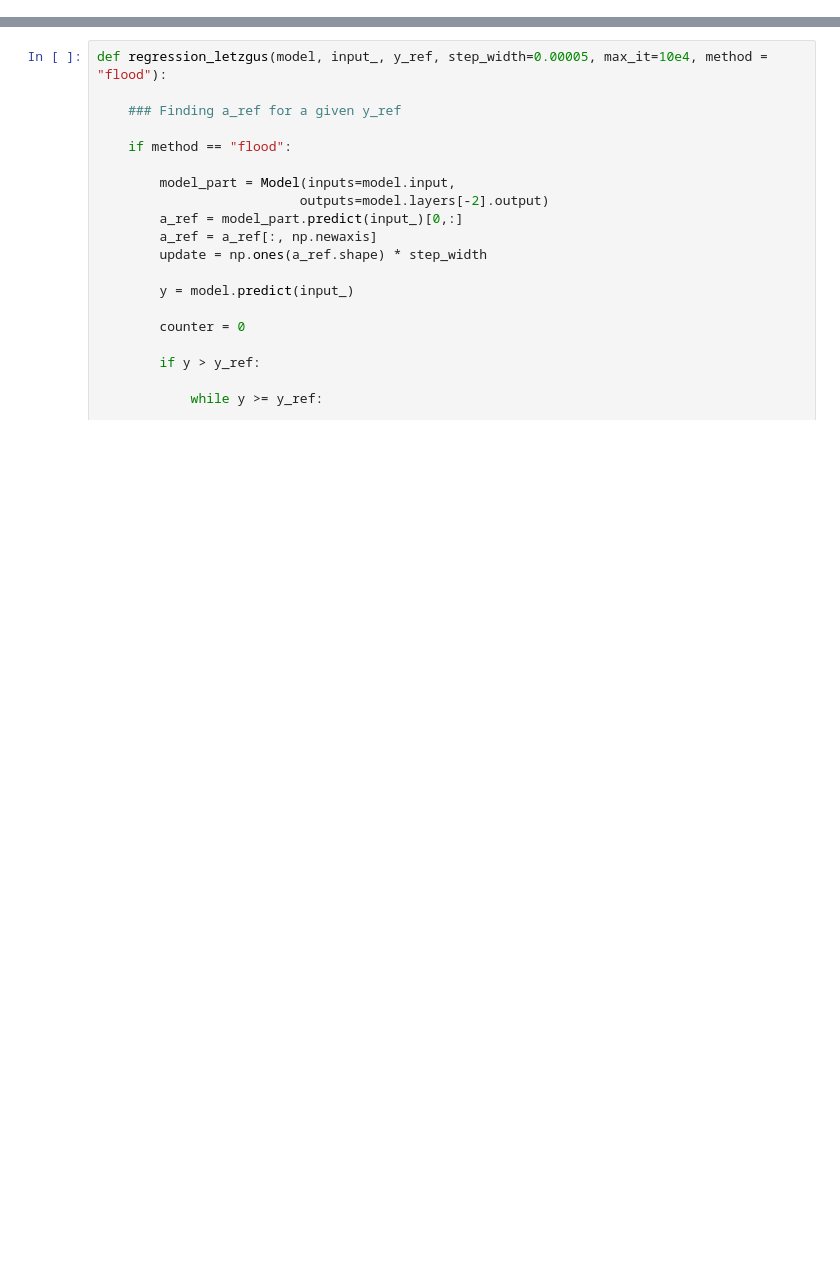
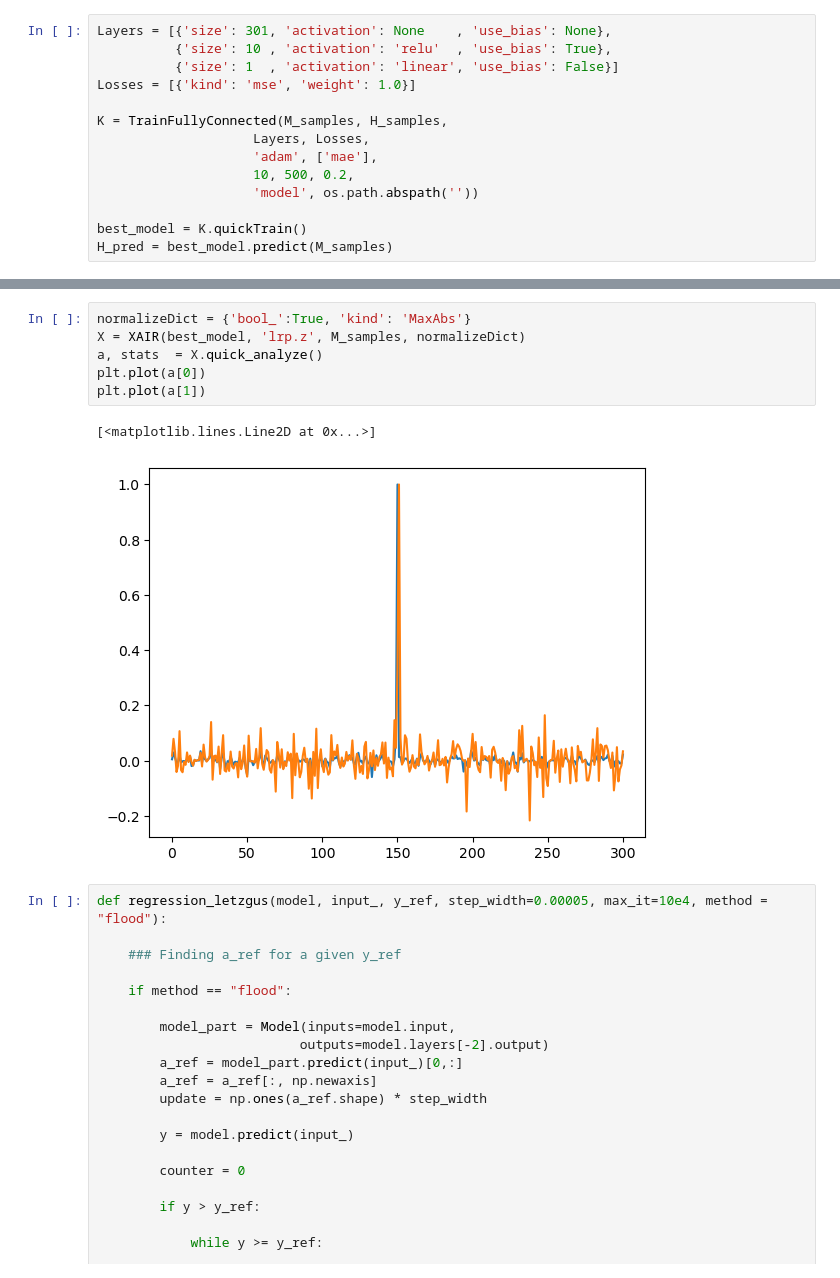
Before and after one commit to Shreyas911/XAIRT, a Jupyter notebook: examples/1D Mountain glacier.ipynb, the cells around one changed output, grey strips where cells are left out. Cells and saved outputs as stored; diff of their text form; blank space fills up the shorter version.

```diff
--- a/examples/1D Mountain glacier.ipynb
+++ b/examples/1D Mountain glacier.ipynb
@@ -237,0 +111,14 @@ plt.plot(a_z[10])
+# %%
+Layers = [{'size': 301, 'activation': None    , 'use_bias': None},
+          {'size': 10 , 'activation': 'relu'  , 'use_bias': True},
+          {'size': 1  , 'activation': 'linear', 'use_bias': False}]
+Losses = [{'kind': 'mse', 'weight': 1.0}]
+
+K = TrainFullyConnected(M_samples, H_samples,
+                    Layers, Losses,
+                    'adam', ['mae'],
+                    10, 500, 0.2,
+                    'model', os.path.abspath(''))
+
+best_model = K.quickTrain()
+H_pred = best_model.predict(M_samples)
@@ -238,3 +147,12 @@ plt.plot(a_z[10])
+# %%
+normalizeDict = {'bool_':True, 'kind': 'MaxAbs'}
+X = XAIR(best_model, 'lrp.z', M_samples, normalizeDict)
+a, stats  = X.quick_analyze()
+plt.plot(a[0])
+plt.plot(a[1])
+# %% [output]
+[<matplotlib.lines.Line2D at 0x...>]
+[figure, added]
 # %%
 def regression_letzgus(model, input_, y_ref, step_width=0.00005, max_it=10e4, method = "flood"):
 
```
Also changed, not shown: parts of 18 cells of this notebook.
